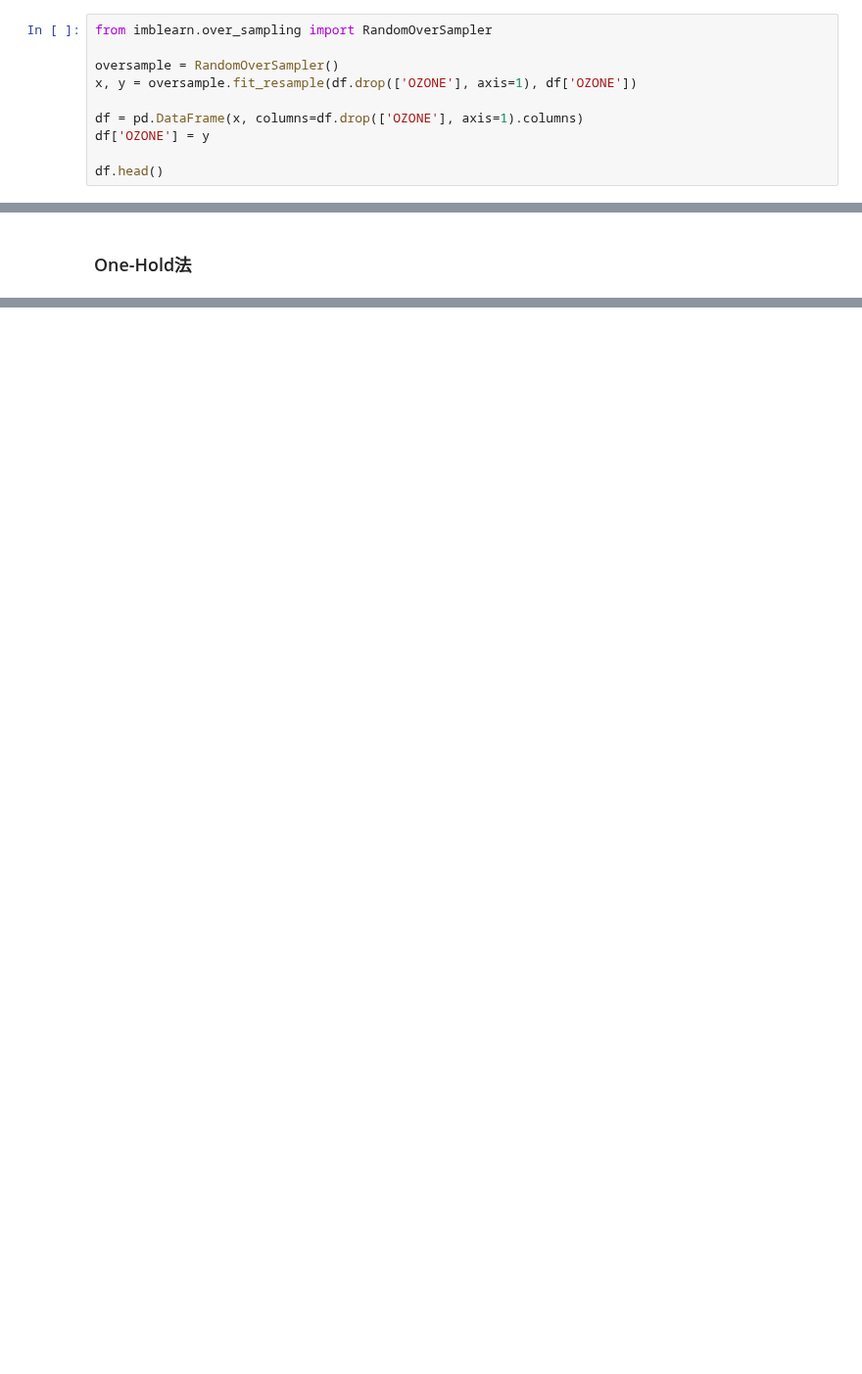
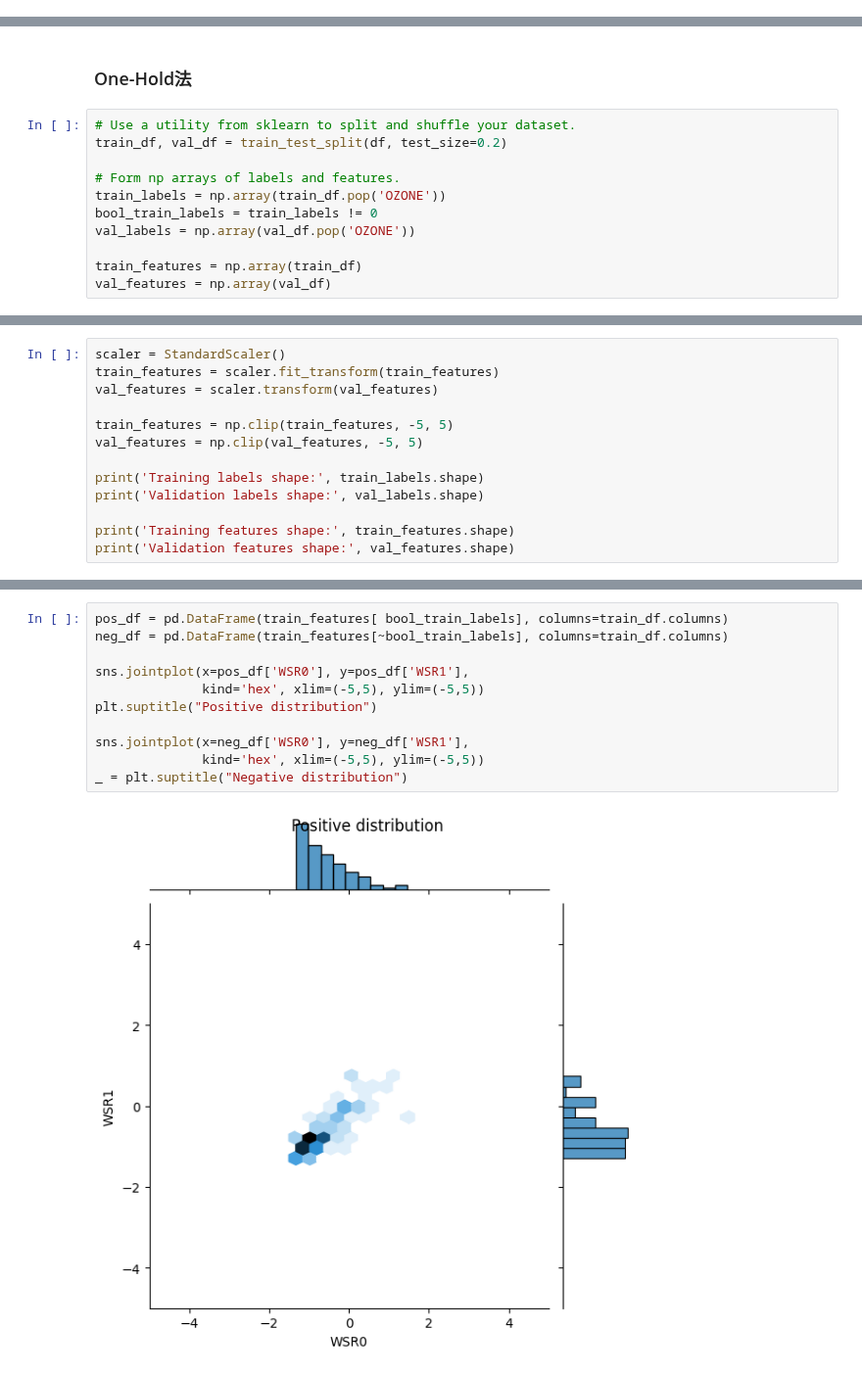
Before and after one commit to Mr-Kondo/_Inbox, a Jupyter notebook: main_cnn.ipynb, the cells around one changed output, grey strips where cells are left out. Shown at 98% size. Cells and saved outputs as stored; diff of their text form; blank space fills up the shorter version.

```diff
--- a/main_cnn.ipynb
+++ b/main_cnn.ipynb
@@ -99,13 +117,3 @@ SLP     -        0.0
 SLP_    -        0.0
 Precp   -        0.0
 OZONE   -        0.0
-# %%
-from imblearn.over_sampling import RandomOverSampler
-
-oversample = RandomOverSampler()
-x, y = oversample.fit_resample(df.drop(['OZONE'], axis=1), df['OZONE'])
-
-df = pd.DataFrame(x, columns=df.drop(['OZONE'], axis=1).columns)
-df['OZONE'] = y
-
-df.head()
@@ -154,2 +129,13 @@ Python 3.10.12
 # %% [markdown]
 ### One-Hold法
+# %%
+# Use a utility from sklearn to split and shuffle your dataset.
+train_df, val_df = train_test_split(df, test_size=0.2)
+
+# Form np arrays of labels and features.
+train_labels = np.array(train_df.pop('OZONE'))
+bool_train_labels = train_labels != 0
+val_labels = np.array(val_df.pop('OZONE'))
+
+train_features = np.array(train_df)
+val_features = np.array(val_df)
@@ -155,0 +148,13 @@ Python 3.10.12
+# %%
+scaler = StandardScaler()
+train_features = scaler.fit_transform(train_features)
+val_features = scaler.transform(val_features)
+
+train_features = np.clip(train_features, -5, 5)
+val_features = np.clip(val_features, -5, 5)
+
+print('Training labels shape:', train_labels.shape)
+print('Validation labels shape:', val_labels.shape)
+
+print('Training features shape:', train_features.shape)
+print('Validation features shape:', val_features.shape)
@@ -155,0 +168,13 @@ Python 3.10.12
+# %%
+pos_df = pd.DataFrame(train_features[ bool_train_labels], columns=train_df.columns)
+neg_df = pd.DataFrame(train_features[~bool_train_labels], columns=train_df.columns)
+
+sns.jointplot(x=pos_df['WSR0'], y=pos_df['WSR1'],
+              kind='hex', xlim=(-5,5), ylim=(-5,5))
+plt.suptitle("Positive distribution")
+
+sns.jointplot(x=neg_df['WSR0'], y=neg_df['WSR1'],
+              kind='hex', xlim=(-5,5), ylim=(-5,5))
+_ = plt.suptitle("Negative distribution")
+# %% [output]
+[figure, added]
```
Also changed, not shown: parts of 100 cells of this notebook.
